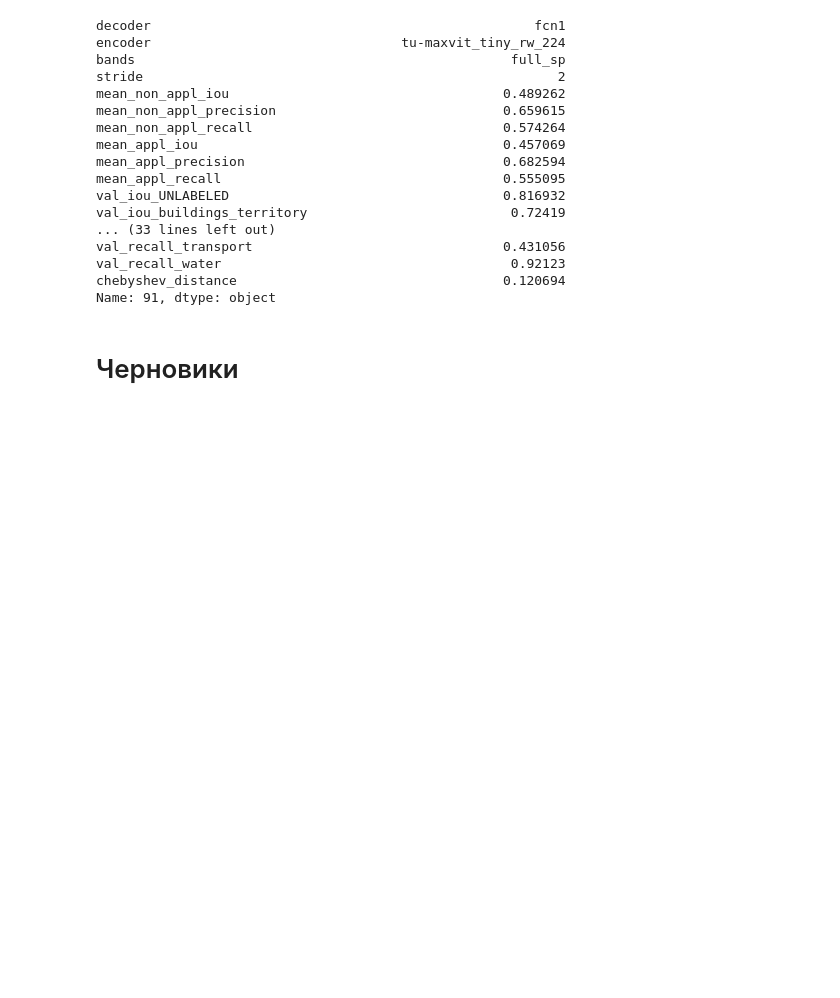
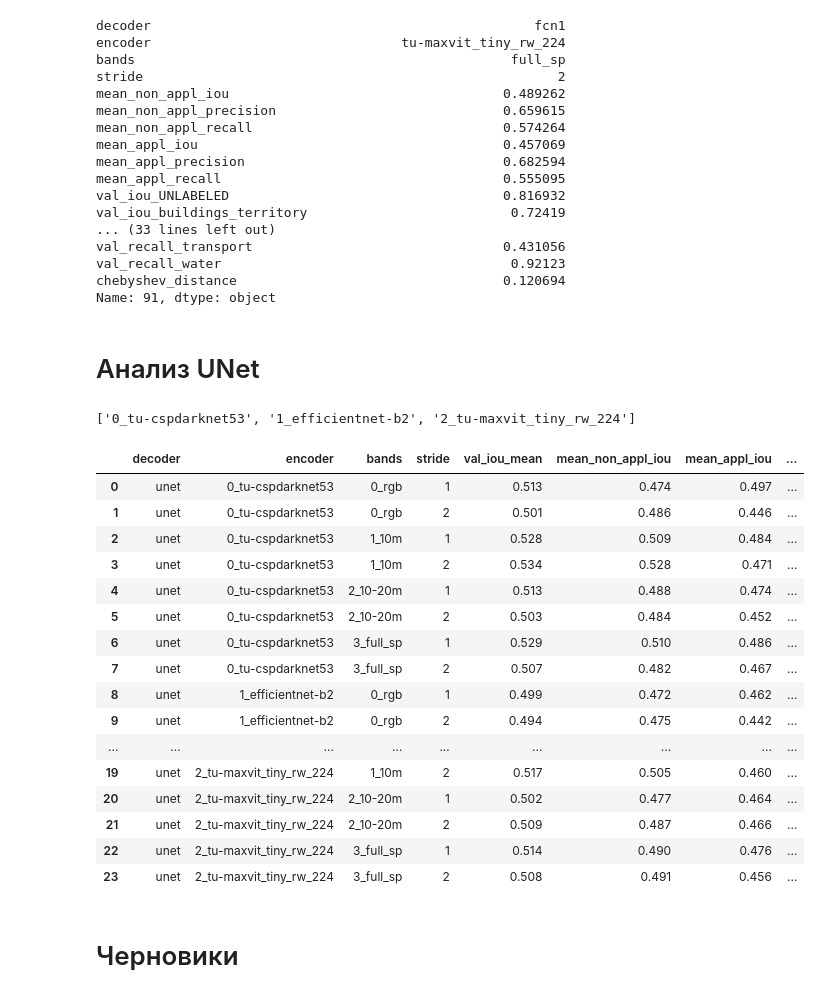
Before and after one commit to cafe1930/MultispectralSegmentation, a Jupyter notebook: gather_training_info.ipynb, the cells around one changed output. Drawn from its saved outputs; the diff is of its cells as text; code cells hidden in the pictures; blank space fills up the shorter version.

```diff
--- a/gather_training_info.ipynb
+++ b/gather_training_info.ipynb
@@ -1080,6 +1080,38 @@ val_recall_transport                                0.431056
 val_recall_water                                     0.92123
 chebyshev_distance                                  0.120694
 Name: 91, dtype: object
+# %% [markdown]
+# Анализ UNet
+# %%
+path_to_metric = r'saving_dir\0_right_order\unet_iou.csv'
+df = pd.read_csv(path_to_metric)
+info_cols = ['decoder', 'encoder', 'bands', 'stride']
+metrics = list(set(df.columns) - set(info_cols))
+encoders = df['encoder'].unique().tolist()
+strides = df['stride'].unique().tolist()
+bands = df['bands'].unique().tolist()
+# %% [output]
+['0_tu-cspdarknet53', '1_efficientnet-b2', '2_tu-maxvit_tiny_rw_224']
+# %%
+df
+# %% [output]
+|  | decoder | encoder | bands | stride | val_iou_mean | mean_non_appl_iou | mean_appl_iou | ... |
+| 0 | unet | 0_tu-cspdarknet53 | 0_rgb | 1 | 0.513 | 0.474 | 0.497 | ... |
+| 1 | unet | 0_tu-cspdarknet53 | 0_rgb | 2 | 0.501 | 0.486 | 0.446 | ... |
+| 2 | unet | 0_tu-cspdarknet53 | 1_10m | 1 | 0.528 | 0.509 | 0.484 | ... |
+| 3 | unet | 0_tu-cspdarknet53 | 1_10m | 2 | 0.534 | 0.528 | 0.471 | ... |
+| 4 | unet | 0_tu-cspdarknet53 | 2_10-20m | 1 | 0.513 | 0.488 | 0.474 | ... |
+| 5 | unet | 0_tu-cspdarknet53 | 2_10-20m | 2 | 0.503 | 0.484 | 0.452 | ... |
+| 6 | unet | 0_tu-cspdarknet53 | 3_full_sp | 1 | 0.529 | 0.510 | 0.486 | ... |
+| 7 | unet | 0_tu-cspdarknet53 | 3_full_sp | 2 | 0.507 | 0.482 | 0.467 | ... |
+| 8 | unet | 1_efficientnet-b2 | 0_rgb | 1 | 0.499 | 0.472 | 0.462 | ... |
+| 9 | unet | 1_efficientnet-b2 | 0_rgb | 2 | 0.494 | 0.475 | 0.442 | ... |
+| ... | ... | ... | ... | ... | ... | ... | ... | ... |
+| 19 | unet | 2_tu-maxvit_tiny_rw_224 | 1_10m | 2 | 0.517 | 0.505 | 0.460 | ... |
+| 20 | unet | 2_tu-maxvit_tiny_rw_224 | 2_10-20m | 1 | 0.502 | 0.477 | 0.464 | ... |
+| 21 | unet | 2_tu-maxvit_tiny_rw_224 | 2_10-20m | 2 | 0.509 | 0.487 | 0.466 | ... |
+| 22 | unet | 2_tu-maxvit_tiny_rw_224 | 3_full_sp | 1 | 0.514 | 0.490 | 0.476 | ... |
+| 23 | unet | 2_tu-maxvit_tiny_rw_224 | 3_full_sp | 2 | 0.508 | 0.491 | 0.456 | ... |
 # %% [markdown]
 # Черновики
 # %%
```
Also changed, not shown: 3 other files.
